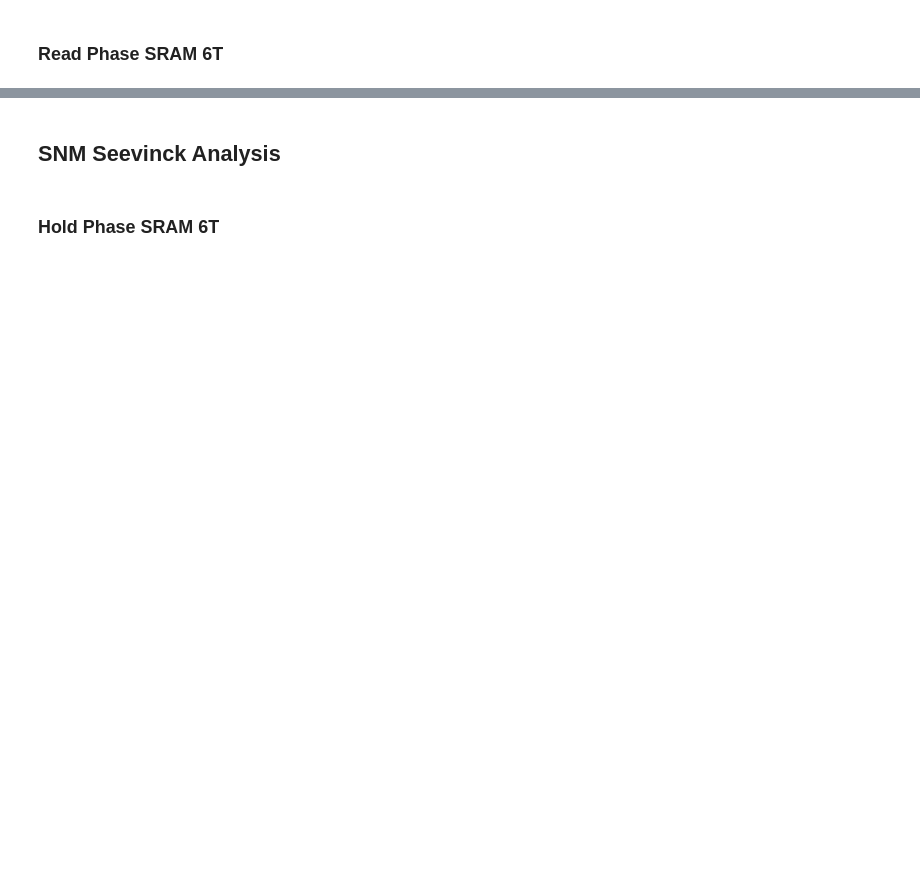
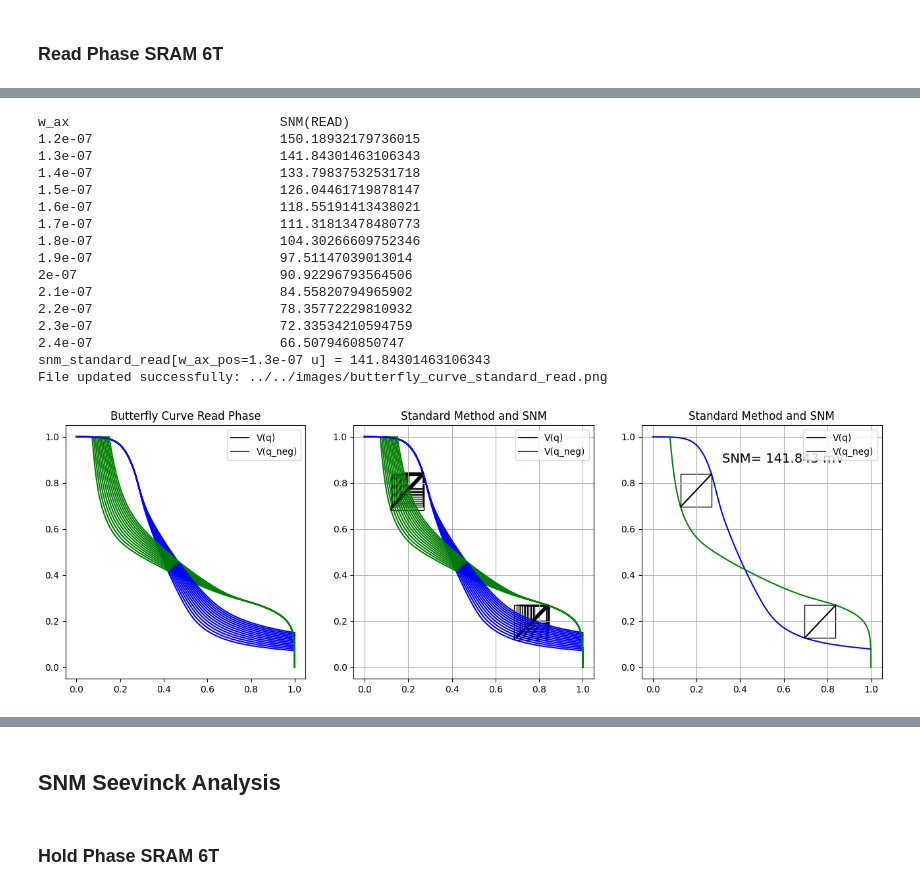
Before and after one commit to gubbriaco/sram-analysis, a Jupyter notebook: python/drv-analysis/drv_analysis.ipynb, the cells around one changed output, grey strips where cells are left out. Drawn from its saved outputs; the diff is of its cells as text; code cells hidden in the pictures; blank space fills up the shorter version.

```diff
--- a/python/drv-analysis/drv_analysis.ipynb
+++ b/python/drv-analysis/drv_analysis.ipynb
@@ -179,34 +211,52 @@ for step in range(len(steps)):
 axs[0].set_title("Butterfly Curve Read Phase")
 axs[0].legend(["V(q)", "V(q_neg)"])
 
 
 # graphical-processing
 print("{:<30} {:<30}".format("w_ax", "SNM(READ)"))
 snm_standard_read = []
-for w in range(13):
+for w in range(w_ax_range):
     snm_standard_read_value = graphical_processing(
         x_vq=x_vq_standard_read[w],
         vq=vq_standard_read[w],
         x_vqneg=x_vqneg_standard_read[w],
         vqneg=vqneg_standard_read[w],
         ax=axs[1],
         request_text_plot=RequestPlot.FALSE
     )
     snm_standard_read.append(snm_standard_read_value)
     print("{:<30} {:<30}".format(w_ax_standard_read[w], snm_standard_read_value))
 
 snm_standard_read_w_ax = graphical_processing(
     x_vq=x_vq_standard_read[w_ax_pos],
     vq=vq_standard_read[w_ax_pos],
     x_vqneg=x_vqneg_standard_read[w_ax_pos],
     vqneg=vqneg_standard_read[w_ax_pos],
     ax=axs[2],
     request_text_plot=RequestPlot.TRUE
 )
 print(f'snm_standard_read[w_ax_pos={w_ax_standard_read[w_ax_pos]} u] = {snm_standard_read_w_ax}')
 
 save_image(image_path=os.path.join(images, "butterfly_curve_standard_read.png"), plt=plt)
 plt.show()
+# %% [output]
+w_ax                           SNM(READ)
+1.2e-07                        150.18932179736015
+1.3e-07                        141.84301463106343
+1.4e-07                        133.79837532531718
+1.5e-07                        126.04461719878147
+1.6e-07                        118.55191413438021
+1.7e-07                        111.31813478480773
+1.8e-07                        104.30266609752346
+1.9e-07                        97.51147039013014
+2e-07                          90.92296793564506
+2.1e-07                        84.55820794965902
+2.2e-07                        78.35772229810932
+2.3e-07                        72.33534210594759
+2.4e-07                        66.5079460850747
+snm_standard_read[w_ax_pos=1.3e-07 u] = 141.84301463106343
+File updated successfully: ../../images/butterfly_curve_standard_read.png
+[figure, added]
 # %%
 fig_standard_read = plt.figure(figsize=(16, 4))
 plt.plot(w_ax_standard_read, snm_standard_read)
```
Also changed, not shown: parts of 18 cells of this notebook, 20 other files.
